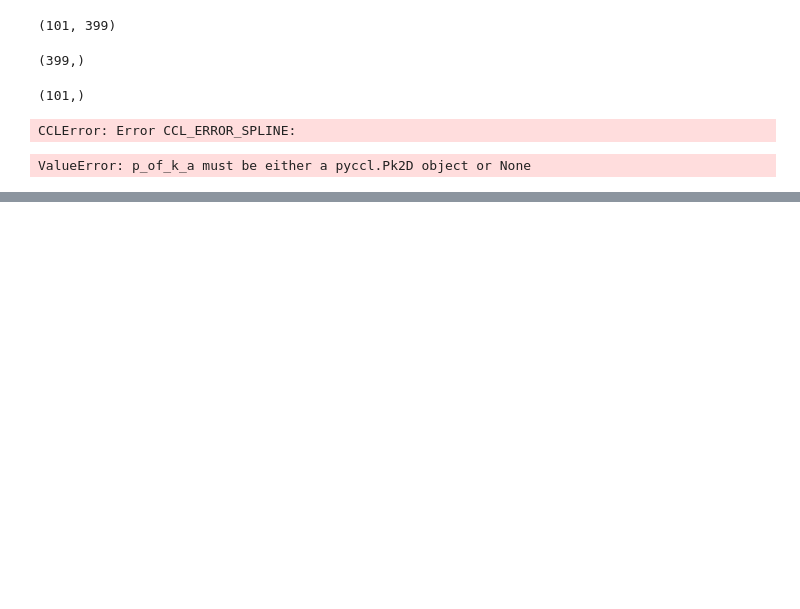
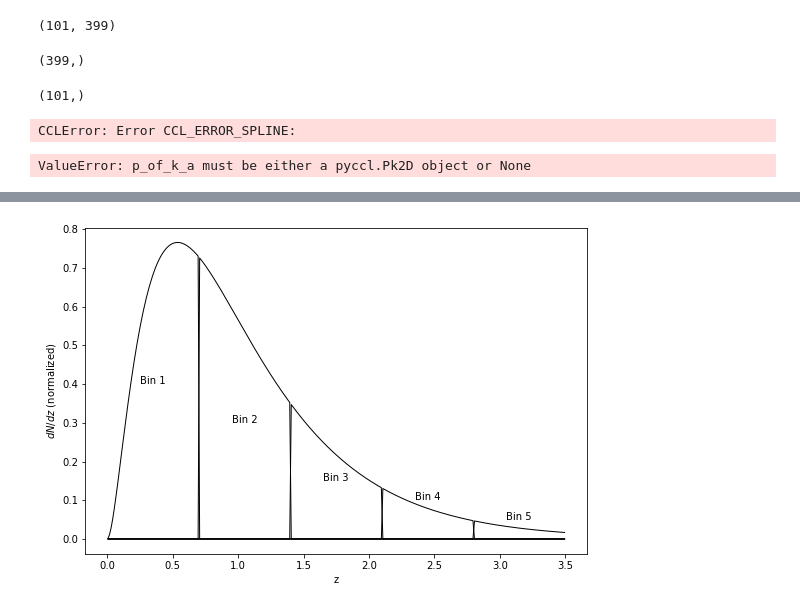
Before and after one commit to MarkusMichaelRau/Fisher, a Jupyter notebook: Untitled.ipynb, the cells around one changed output, grey strips where cells are left out. Cells and saved outputs as stored; diff of their text form; code cells hidden in the pictures; blank space fills up the shorter version.

```diff
--- a/Untitled.ipynb
+++ b/Untitled.ipynb
@@ -72,0 +154,16 @@ ValueError: p_of_k_a must be either a pyccl.Pk2D object or None
+# %%
+xlocs = [0.7/2-0.1 + 0.7*(i) for i in range(6)]
+plt.figure(figsize=(9,6))
+for i in range(1, 6):
+    l = plt.plot(F.z_dNdz[:, 0], F.z_dNdz[:, i], c='k', lw=1.)
+#     plt.annotate("Bin %d"%i, (0.7/2-0.1 + 0.7*(i-1), 0.05))
+plt.annotate("Bin 1", (xlocs[0], 0.4))
+plt.annotate("Bin 2", (xlocs[1], 0.3))
+plt.annotate("Bin 3", (xlocs[2], 0.15))
+plt.annotate("Bin 4", (xlocs[3], 0.1))
+plt.annotate("Bin 5", (xlocs[4], 0.05))
+plt.xlabel("z")
+plt.ylabel(r"$dN/dz$ (normalized)")
+plt.show()
+# %% [output]
+[figure, added]
```
Also changed, not shown: parts of 14 cells of this notebook, 1 other file.
